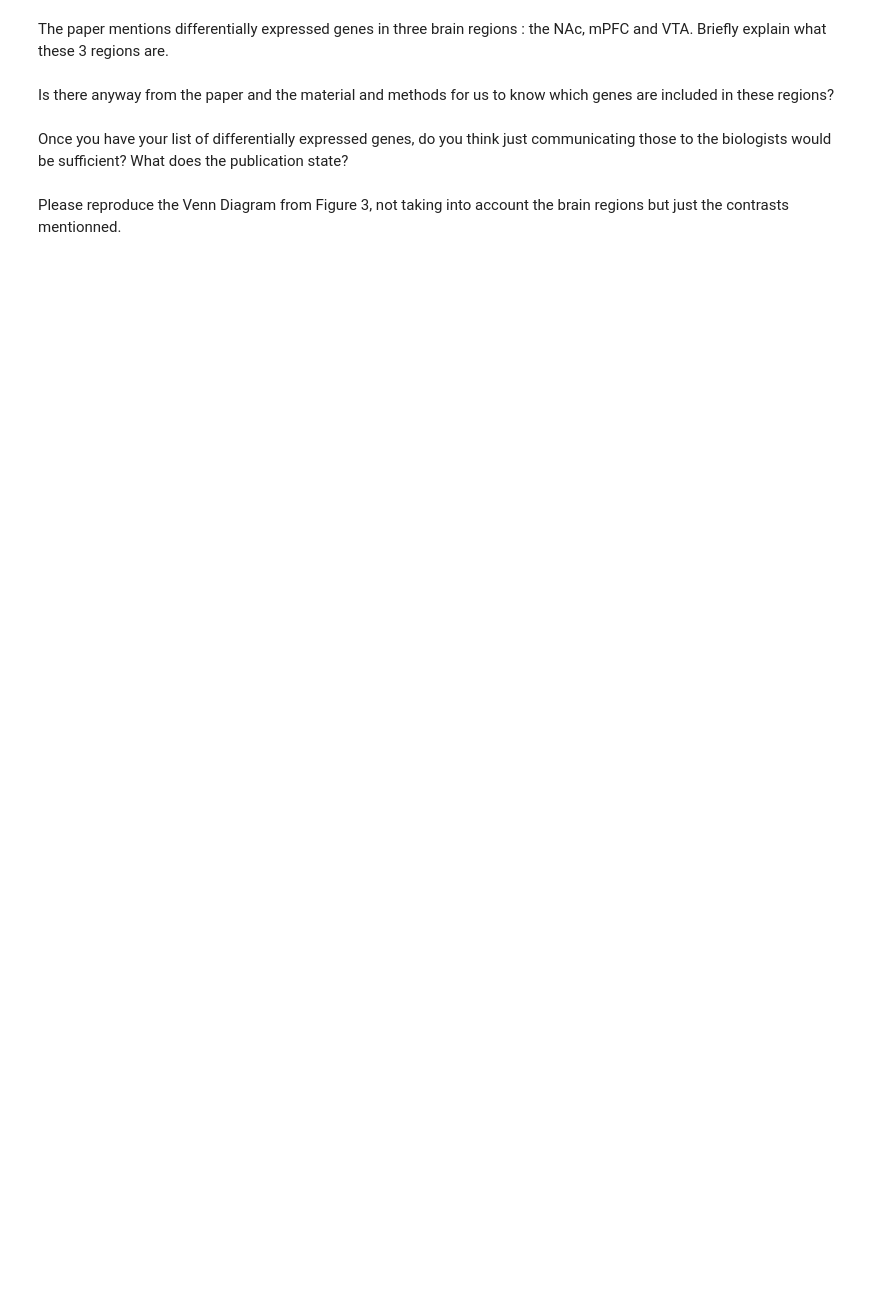
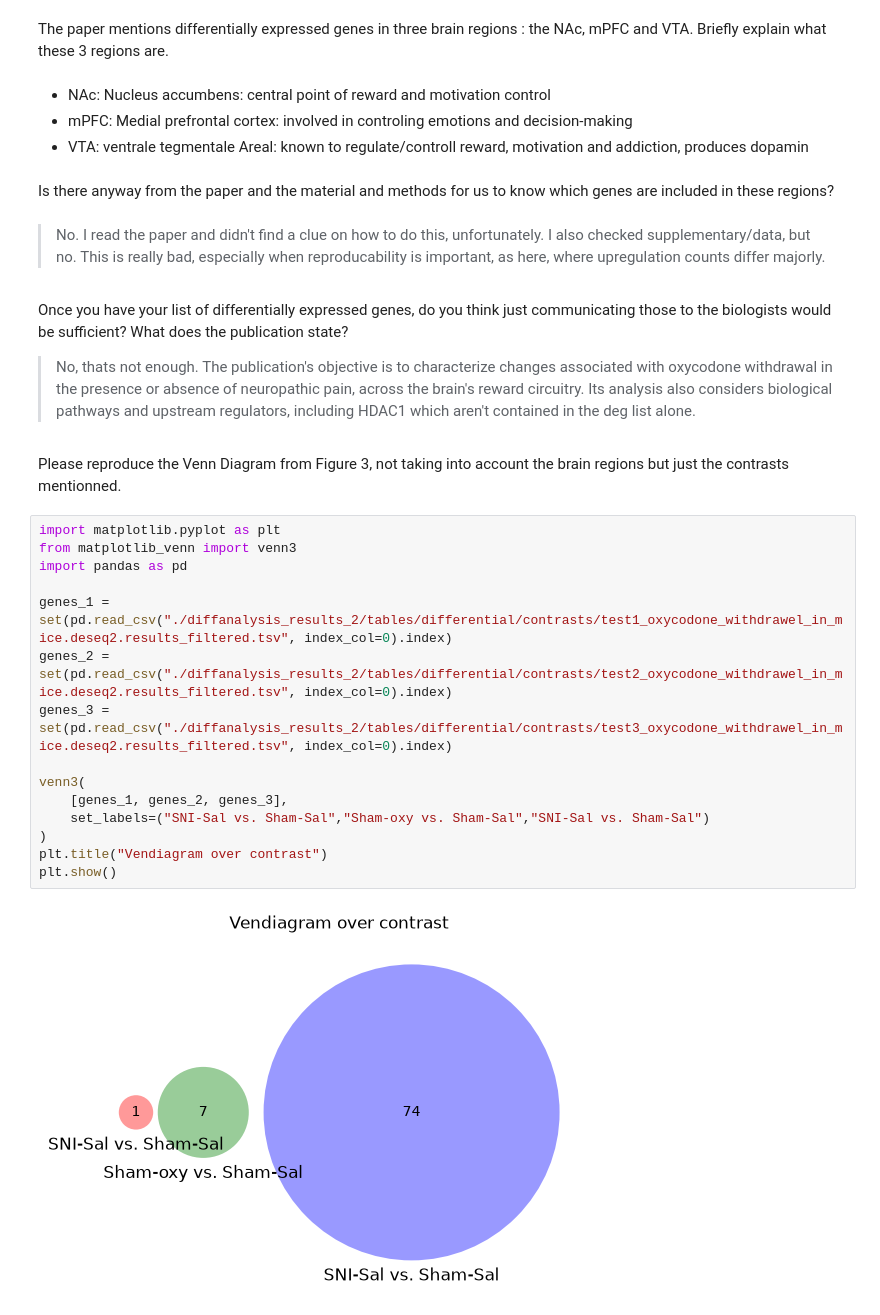
Before and after one commit to flammbe/computational-workflows-2026, a Jupyter notebook: day_03/day_03.ipynb, the cells around one changed output. Drawn from its saved outputs; the diff is of its cells as text; blank space fills up the shorter version.

```diff
--- a/day_03/day_03.ipynb
+++ b/day_03/day_03.ipynb
@@ -49,8 +100,33 @@ How many genes were differentially expressed in each contrast? Does this confirm
 # %% [markdown]
 The paper mentions differentially expressed genes in three brain regions : the NAc, mPFC and VTA. Briefly explain what these 3 regions are.
+# %% [markdown]
+- NAc: Nucleus accumbens: central point of reward and motivation control
+- mPFC: Medial prefrontal cortex: involved in controling emotions and decision-making
+- VTA: ventrale tegmentale Areal: known to regulate/controll reward, motivation and addiction, produces dopamin
 # %% [markdown]
 Is there anyway from the paper and the material and methods for us to know which genes are included in these regions?
+# %% [markdown]
+> No. I read the paper and didn't find a clue on how to do this, unfortunately. I also checked supplementary/data, but no. This is really bad, especially when reproducability is important, as here, where upregulation counts differ majorly.
 # %% [markdown]
 Once you have your list of differentially expressed genes, do you think just communicating those to the biologists would be sufficient? What does the publication state?
+
+> No, thats not enough. The publication's objective is to characterize changes associated with oxycodone withdrawal in the presence or absence of neuropathic pain, across the brain's reward circuitry. Its analysis also considers biological pathways and upstream regulators, including HDAC1 which aren't contained in the deg list alone.
 # %% [markdown]
 Please reproduce the Venn Diagram from Figure 3, not taking into account the brain regions but just the contrasts mentionned.
+# %%
+import matplotlib.pyplot as plt
+from matplotlib_venn import venn3
+import pandas as pd
+
+genes_1 = set(pd.read_csv("./diffanalysis_results_2/tables/differential/contrasts/test1_oxycodone_withdrawel_in_mice.deseq2.results_filtered.tsv", index_col=0).index)
+genes_2 = set(pd.read_csv("./diffanalysis_results_2/tables/differential/contrasts/test2_oxycodone_withdrawel_in_mice.deseq2.results_filtered.tsv", index_col=0).index)
+genes_3 = set(pd.read_csv("./diffanalysis_results_2/tables/differential/contrasts/test3_oxycodone_withdrawel_in_mice.deseq2.results_filtered.tsv", index_col=0).index)
+
+venn3(
+    [genes_1, genes_2, genes_3],
+    set_labels=("SNI-Sal vs. Sham-Sal","Sham-oxy vs. Sham-Sal","SNI-Sal vs. Sham-Sal")
+)
+plt.title("Vendiagram over contrast")
+plt.show()
+# %% [output]
+[figure, added]
```
Also changed, not shown: parts of 8 cells of this notebook, 5 other files.
